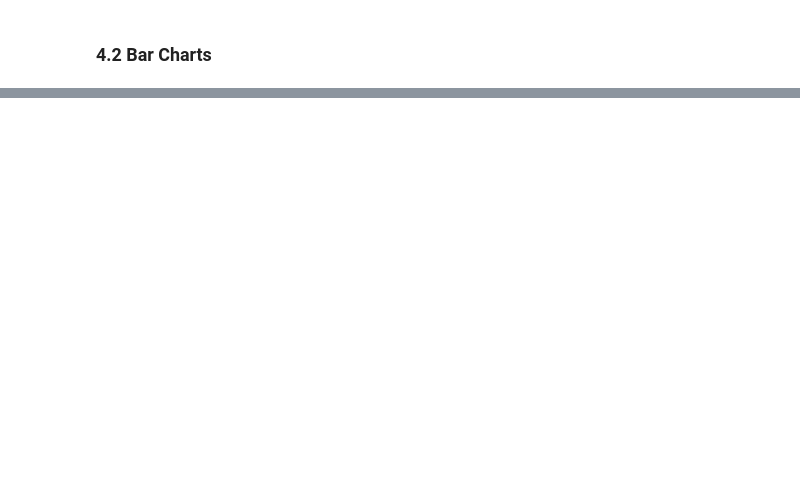
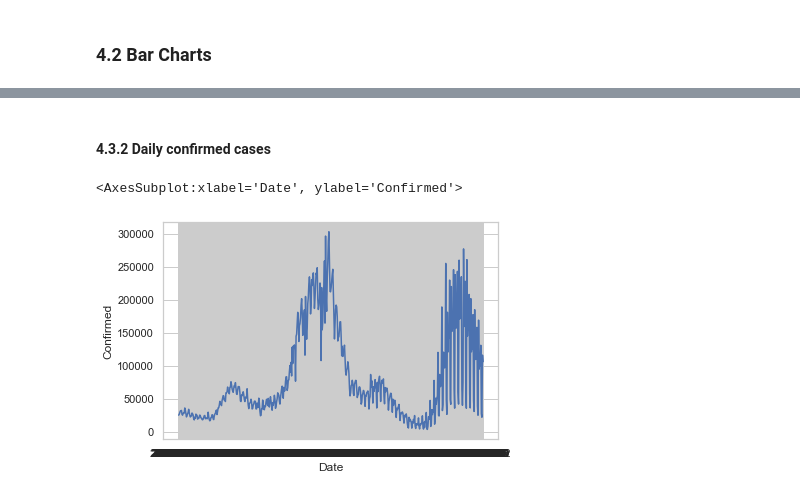
Before and after one commit to Data-Analytics-Project-2021/eda, a Jupyter notebook: eda_usa.ipynb, the cells around one changed output, grey strips where cells are left out. Saved outputs shown, nothing was run; the diff lists cells and outputs as text; code cells hidden in the pictures; blank space fills up the shorter version.

```diff
--- a/eda_usa.ipynb
+++ b/eda_usa.ipynb
@@ -132,0 +402,3 @@ sns.barplot(data=barchart_filter_vacc)
+# %%
+# Delta Time series (Cases on a particular day)
+delta_timeseries = cases.groupby(['Date']).agg(Confirmed = ('Confirmed', 'sum'), Deaths = ('Deaths', 'sum'), Recovered = ('Recovered', 'sum')).diff()
@@ -132,0 +412,7 @@ sns.barplot(data=barchart_filter_vacc)
+# %% [markdown]
+#### 4.3.2 Daily confirmed cases
+# %%
+sns.lineplot(data = delta_timeseries, x = "Date", y = "Confirmed")
+# %% [output]
+<AxesSubplot:xlabel='Date', ylabel='Confirmed'>
+[figure, added]
```
Also changed, not shown: parts of 52 cells of this notebook, 1 other file.
